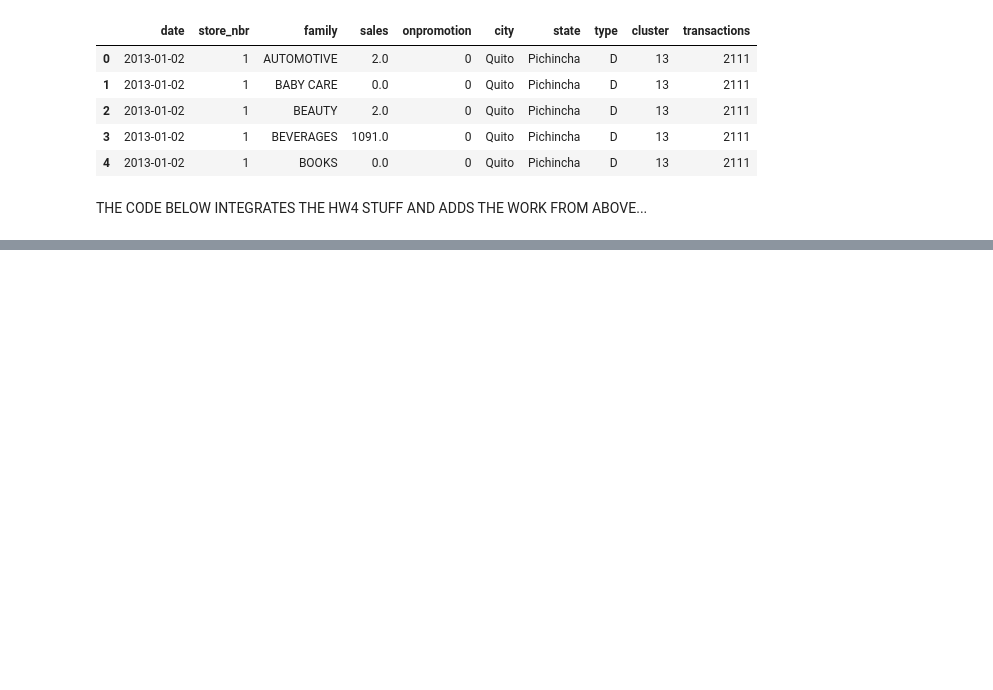
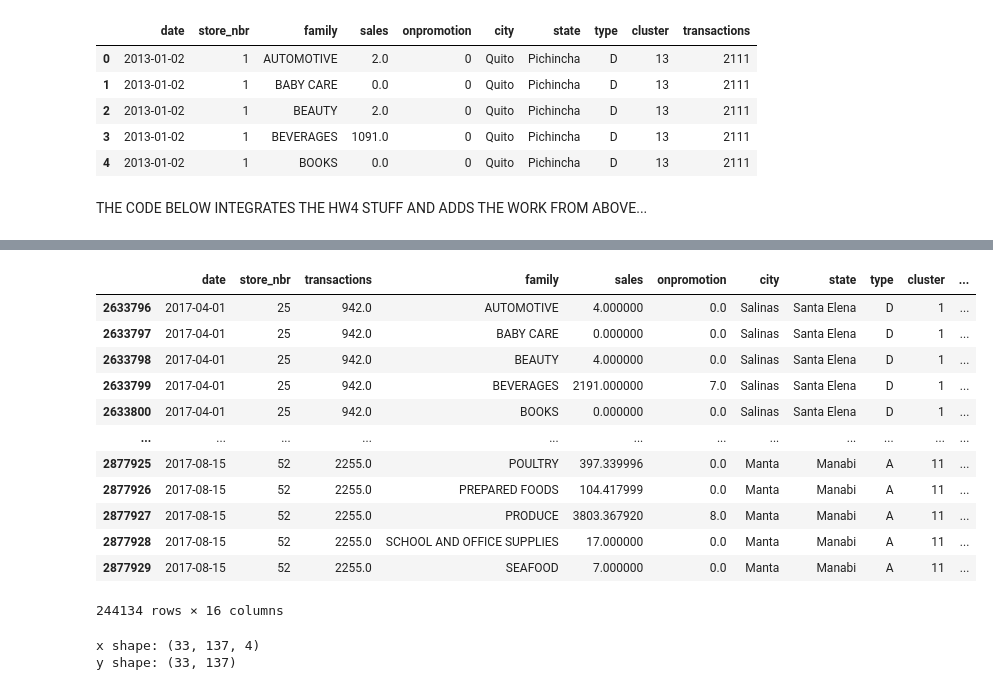
Before and after one commit to Jackdepac/CSCI-567-FinalProject, a Jupyter notebook: FeatureEngineering/feature_engineering.ipynb, the cells around one changed output, grey strips where cells are left out. Drawn from its saved outputs; the diff is of its cells as text; code cells hidden in the pictures; blank space fills up the shorter version.

```diff
--- a/FeatureEngineering/feature_engineering.ipynb
+++ b/FeatureEngineering/feature_engineering.ipynb
@@ -224,0 +247,44 @@ data
+# %%
+# set the range of data used in training
+sdate = '2017-04-01'
+edate = '2017-08-15'
+
+data['date'] = pd.to_datetime(data['date'])
+data_cut_dates = data.loc[(data['date'] >= sdate) & (data['date'] <= edate)]
+data_cut_dates
+# %% [output]
+|  | date | store_nbr | transactions | family | sales | onpromotion | city | state | type | cluster | ... |
+| 2633796 | 2017-04-01 | 25 | 942.0 | AUTOMOTIVE | 4.000000 | 0.0 | Salinas | Santa Elena | D | 1 | ... |
+| 2633797 | 2017-04-01 | 25 | 942.0 | BABY CARE | 0.000000 | 0.0 | Salinas | Santa Elena | D | 1 | ... |
+| 2633798 | 2017-04-01 | 25 | 942.0 | BEAUTY | 4.000000 | 0.0 | Salinas | Santa Elena | D | 1 | ... |
+| 2633799 | 2017-04-01 | 25 | 942.0 | BEVERAGES | 2191.000000 | 7.0 | Salinas | Santa Elena | D | 1 | ... |
+| 2633800 | 2017-04-01 | 25 | 942.0 | BOOKS | 0.000000 | 0.0 | Salinas | Santa Elena | D | 1 | ... |
+| ... | ... | ... | ... | ... | ... | ... | ... | ... | ... | ... | ... |
+| 2877925 | 2017-08-15 | 52 | 2255.0 | POULTRY | 397.339996 | 0.0 | Manta | Manabi | A | 11 | ... |
+| 2877926 | 2017-08-15 | 52 | 2255.0 | PREPARED FOODS | 104.417999 | 0.0 | Manta | Manabi | A | 11 | ... |
+| 2877927 | 2017-08-15 | 52 | 2255.0 | PRODUCE | 3803.367920 | 8.0 | Manta | Manabi | A | 11 | ... |
+| 2877928 | 2017-08-15 | 52 | 2255.0 | SCHOOL AND OFFICE SUPPLIES | 17.000000 | 0.0 | Manta | Manabi | A | 11 | ... |
+| 2877929 | 2017-08-15 | 52 | 2255.0 | SEAFOOD | 7.000000 | 0.0 | Manta | Manabi | A | 11 | ... |
+244134 rows × 16 columns
+# %%
+# Train data
+X = np.zeros((data_cut_dates.family.nunique(), data_cut_dates.date.nunique(), 4))
+print(f'x shape: {X.shape}')
+
+# Truth data
+y_truth = np.zeros(X.shape[:2])
+print(f'y shape: {y_truth.shape}')
+
+family_groups = data_cut_dates.groupby('family')
+for i, (family, family_group) in enumerate(family_groups):
+    for j, (date, group) in enumerate(family_group.groupby('date')):
+        if i == 1 and j == 1:
+            first = False
+        X[i][j][0] = group.onpromotion.sum()
+        X[i][j][1] = group.ma_oil.mean()
+        X[i][j][2] = group.wd.any()
+        X[i][j][3] = min(group.nat_holiday.sum(), 1)
+        y_truth[i][j] = group.sales.sum()
+# %% [output]
+x shape: (33, 137, 4)
+y shape: (33, 137)
```
Also changed, not shown: parts of 17 cells of this notebook.
